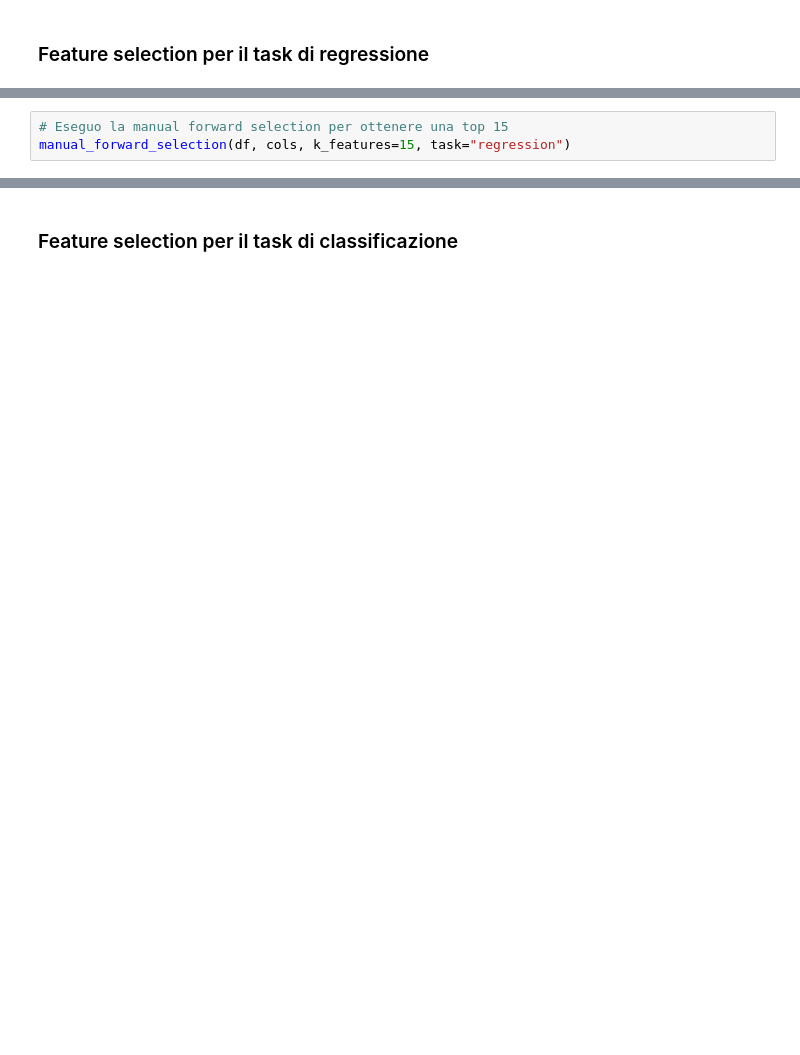
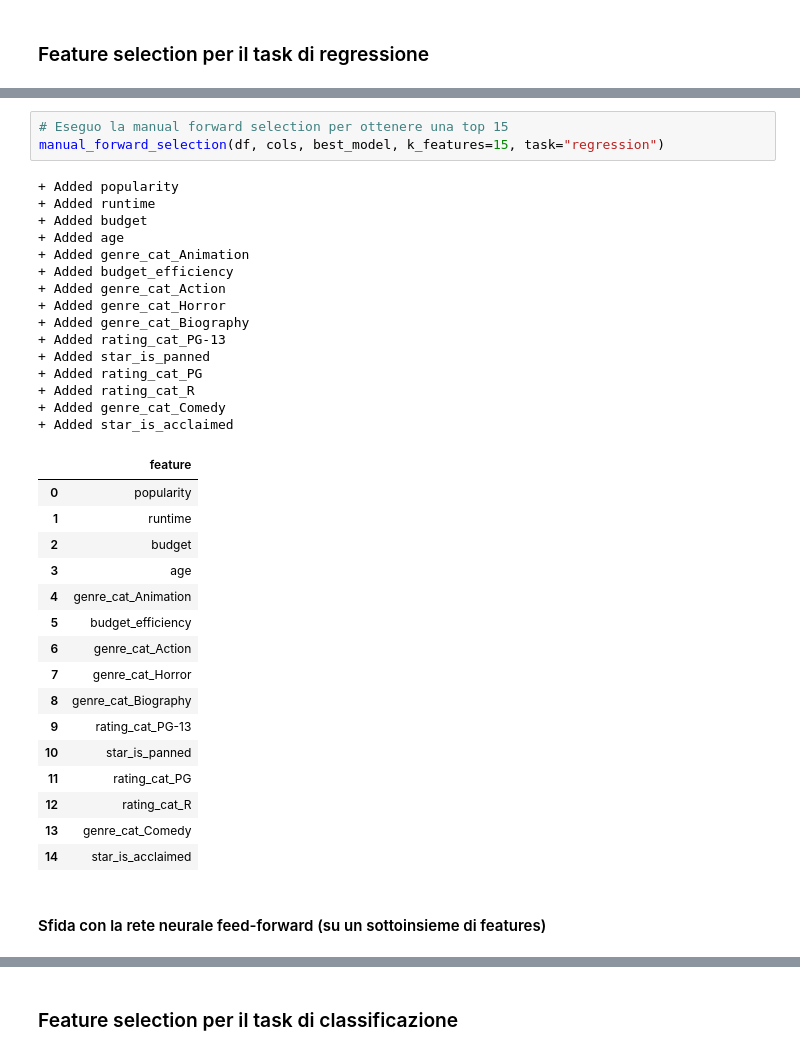
Before and after one commit to giosteh/ProgettoICon-MovieIndustryInsider, a Jupyter notebook: src/neural_net_challenge.ipynb, the cells around one changed output, grey strips where cells are left out. Drawn from its saved outputs; the diff is of its cells as text; blank space fills up the shorter version.

```diff
--- a/src/neural_net_challenge.ipynb
+++ b/src/neural_net_challenge.ipynb
@@ -61,3 +61,37 @@ plot_feature_importances(df, cols, best_model, task="regression").head(15)
 # %%
 # Eseguo la manual forward selection per ottenere una top 15
-manual_forward_selection(df, cols, k_features=15, task="regression")
+manual_forward_selection(df, cols, best_model, k_features=15, task="regression")
+# %% [output]
++ Added popularity
++ Added runtime
++ Added budget
++ Added age
++ Added genre_cat_Animation
++ Added budget_efficiency
++ Added genre_cat_Action
++ Added genre_cat_Horror
++ Added genre_cat_Biography
++ Added rating_cat_PG-13
++ Added star_is_panned
++ Added rating_cat_PG
++ Added rating_cat_R
++ Added genre_cat_Comedy
++ Added star_is_acclaimed
+|  | feature |
+| 0 | popularity |
+| 1 | runtime |
+| 2 | budget |
+| 3 | age |
+| 4 | genre_cat_Animation |
+| 5 | budget_efficiency |
+| 6 | genre_cat_Action |
+| 7 | genre_cat_Horror |
+| 8 | genre_cat_Biography |
+| 9 | rating_cat_PG-13 |
+| 10 | star_is_panned |
+| 11 | rating_cat_PG |
+| 12 | rating_cat_R |
+| 13 | genre_cat_Comedy |
+| 14 | star_is_acclaimed |
+# %% [markdown]
+#### Sfida con la rete neurale feed-forward (su un sottoinsieme di features)
```
Also changed, not shown: parts of 11 cells of this notebook, 28 other files.
